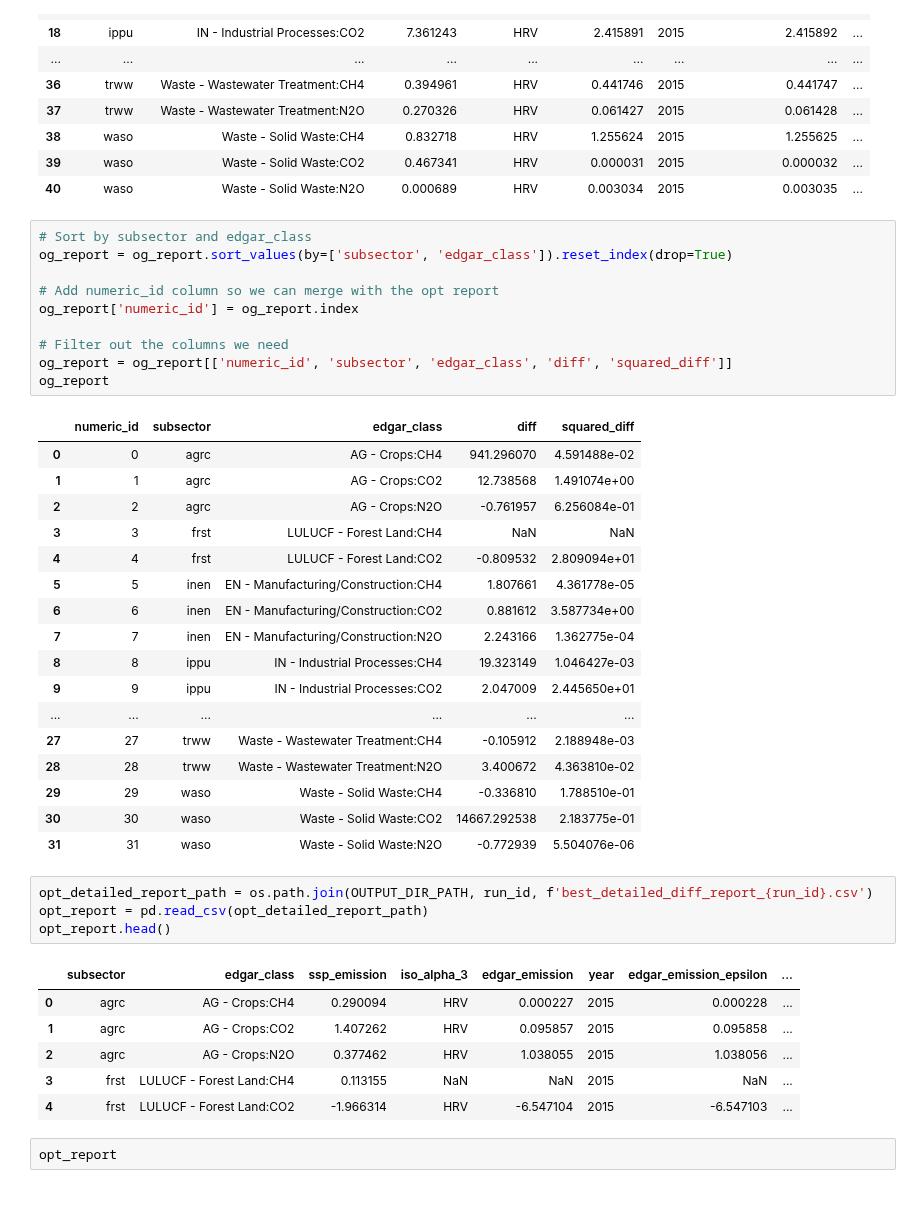
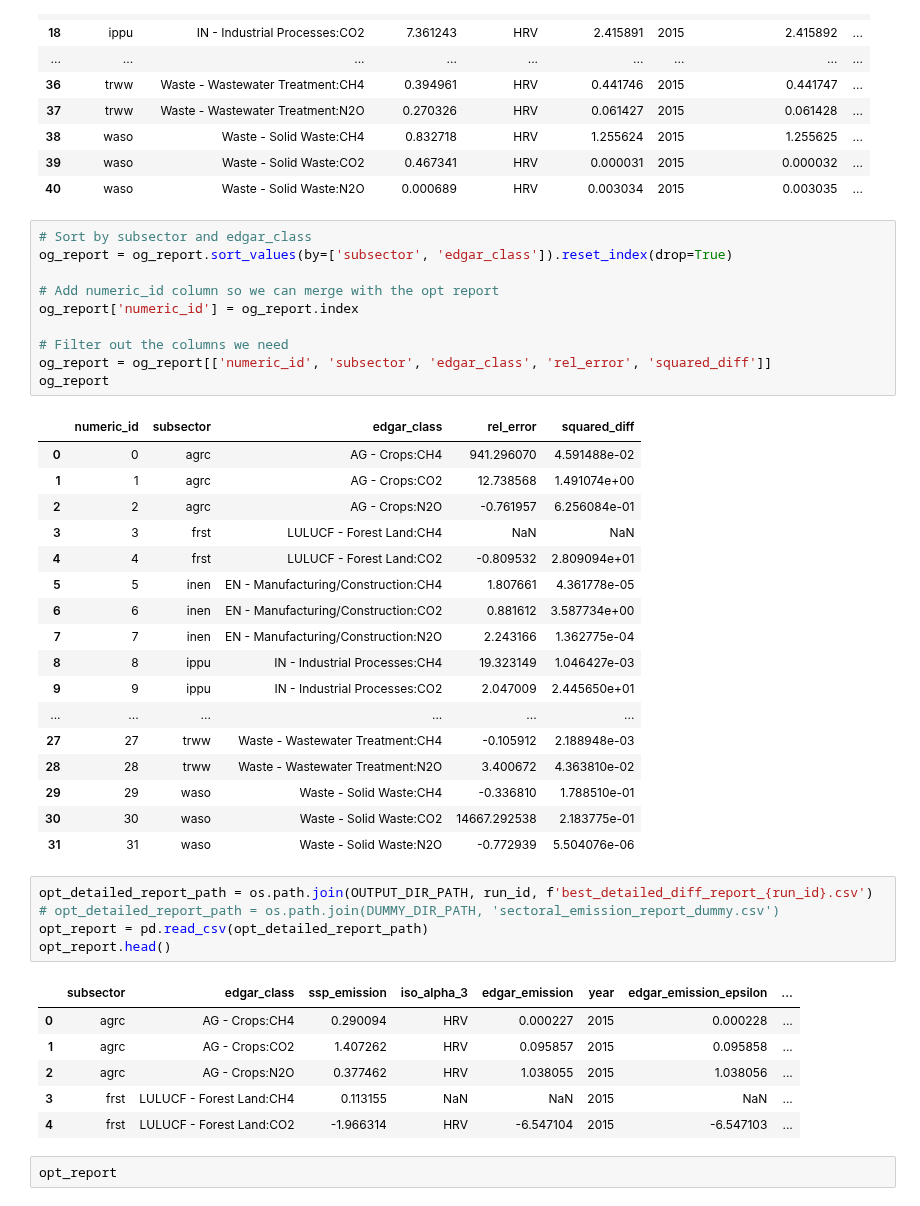
Before and after one commit to sisepuede-framework/ssp_data_calibration, a Jupyter notebook: src/opt_evaluation.ipynb, the cells around one changed output. Saved outputs shown, nothing was run; the diff lists cells and outputs as text.

```diff
--- a/src/opt_evaluation.ipynb
+++ b/src/opt_evaluation.ipynb
@@ -175,15 +122,15 @@ og_report
 # %%
 # Sort by subsector and edgar_class
 og_report = og_report.sort_values(by=['subsector', 'edgar_class']).reset_index(drop=True)
 
 # Add numeric_id column so we can merge with the opt report
 og_report['numeric_id'] = og_report.index
 
 # Filter out the columns we need
-og_report = og_report[['numeric_id', 'subsector', 'edgar_class', 'diff', 'squared_diff']]
+og_report = og_report[['numeric_id', 'subsector', 'edgar_class', 'rel_error', 'squared_diff']]
 og_report
 # %% [output]
-|  | numeric_id | subsector | edgar_class | diff | squared_diff |
+|  | numeric_id | subsector | edgar_class | rel_error | squared_diff |
 | 0 | 0 | agrc | AG - Crops:CH4 | 941.296070 | 4.591488e-02 |
 | 1 | 1 | agrc | AG - Crops:CO2 | 12.738568 | 1.491074e+00 |
 | 2 | 2 | agrc | AG - Crops:N2O | -0.761957 | 6.256084e-01 |
@@ -202,6 +149,7 @@ og_report
 | 31 | 31 | waso | Waste - Solid Waste:N2O | -0.772939 | 5.504076e-06 |
 # %%
 opt_detailed_report_path = os.path.join(OUTPUT_DIR_PATH, run_id, f'best_detailed_diff_report_{run_id}.csv')
+# opt_detailed_report_path = os.path.join(DUMMY_DIR_PATH, 'sectoral_emission_report_dummy.csv')
 opt_report = pd.read_csv(opt_detailed_report_path)
 opt_report.head()
 # %% [output]
```
Also changed, not shown: parts of 7 cells of this notebook.
